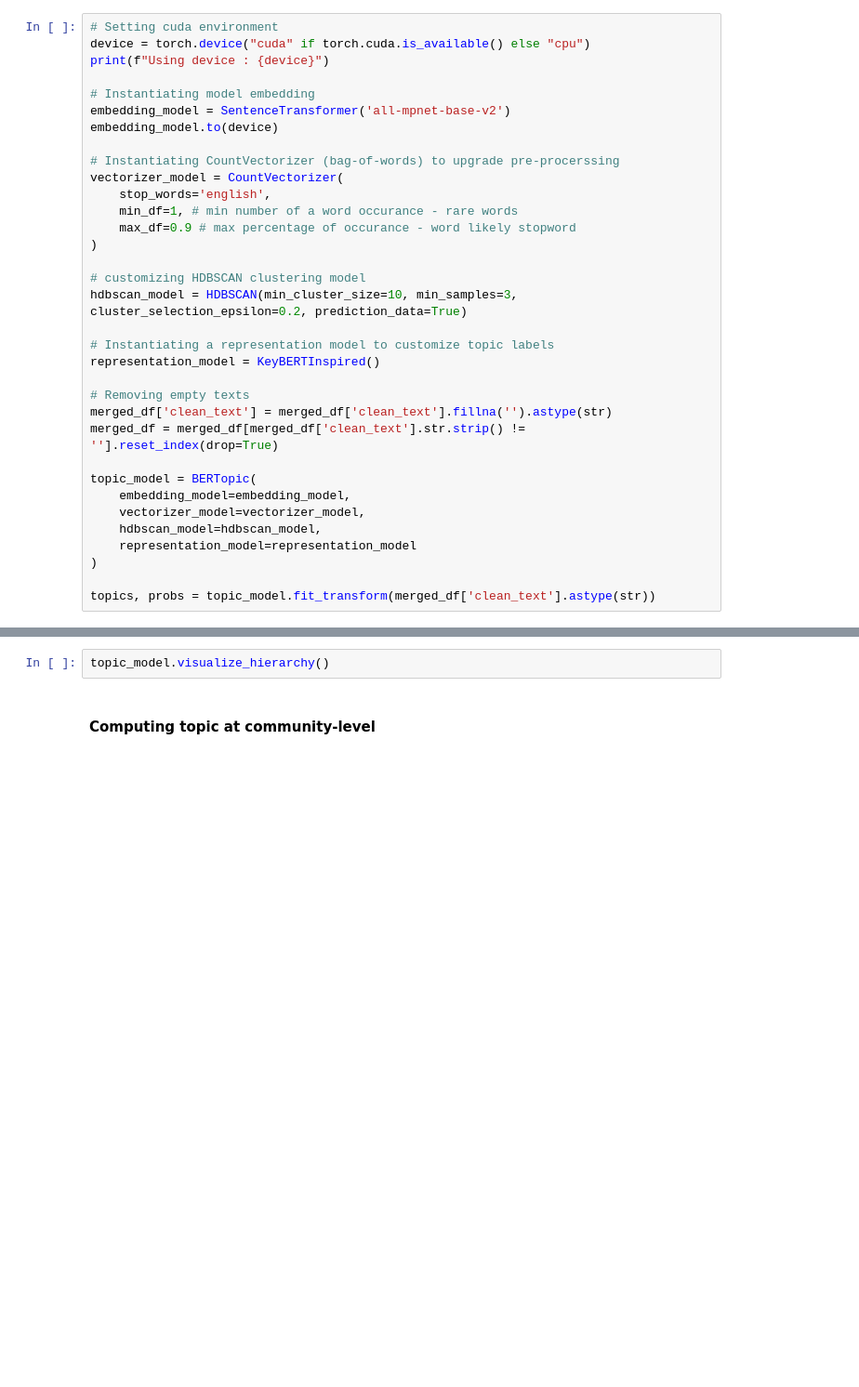
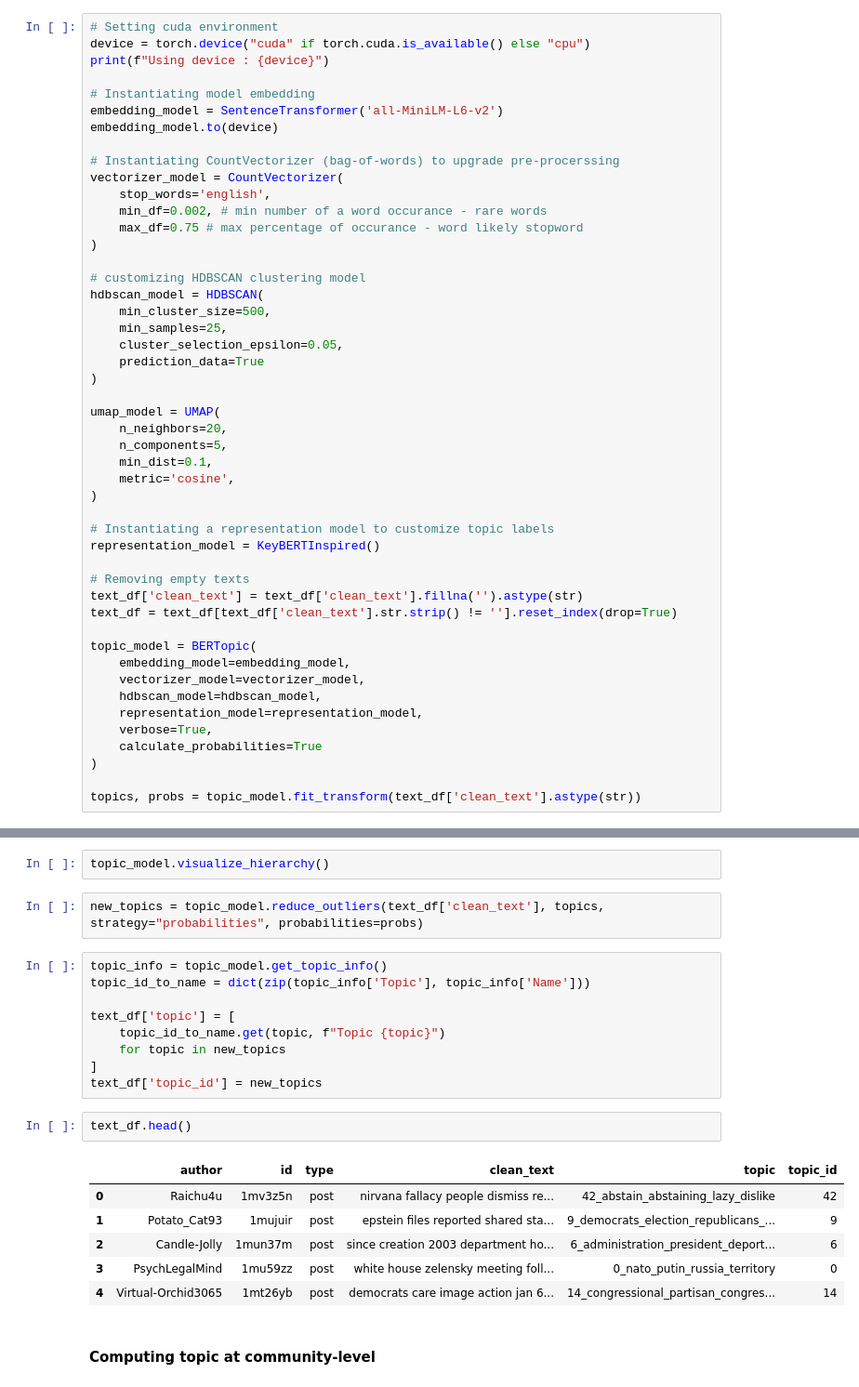
Before and after one commit to alfoCaiazza/Analysa, a Jupyter notebook: src/nlp/topic_modeling/global_community_topic.ipynb, the cells around one changed output, grey strips where cells are left out. Shown: that part at 93% size. Saved outputs shown, nothing was run; the diff lists cells and outputs as text; blank space fills up the shorter version.

Commit message:
Developed script for emotional analysis based on goemotion model and adjusting topic modeling BERTopic model parameters

```diff
--- a/src/nlp/topic_modeling/global_community_topic.ipynb
+++ b/src/nlp/topic_modeling/global_community_topic.ipynb
@@ -31,33 +30,47 @@ device = torch.device("cuda" if torch.cuda.is_available() else "cpu")
 print(f"Using device : {device}")
 
 # Instantiating model embedding
-embedding_model = SentenceTransformer('all-mpnet-base-v2')
+embedding_model = SentenceTransformer('all-MiniLM-L6-v2')
 embedding_model.to(device)
 
 # Instantiating CountVectorizer (bag-of-words) to upgrade pre-procerssing
 vectorizer_model = CountVectorizer(
     stop_words='english',
-    min_df=1, # min number of a word occurance - rare words
-    max_df=0.9 # max percentage of occurance - word likely stopword
+    min_df=0.002, # min number of a word occurance - rare words
+    max_df=0.75 # max percentage of occurance - word likely stopword
 )
 
 # customizing HDBSCAN clustering model
-hdbscan_model = HDBSCAN(min_cluster_size=10, min_samples=3, cluster_selection_epsilon=0.2, prediction_data=True)
+hdbscan_model = HDBSCAN(
+    min_cluster_size=500,
+    min_samples=25,
+    cluster_selection_epsilon=0.05,
+    prediction_data=True
+)
+
+umap_model = UMAP(
+    n_neighbors=20,
+    n_components=5,
+    min_dist=0.1,
+    metric='cosine',
+)
 
 # Instantiating a representation model to customize topic labels
 representation_model = KeyBERTInspired()
 
 # Removing empty texts
-merged_df['clean_text'] = merged_df['clean_text'].fillna('').astype(str)
-merged_df = merged_df[merged_df['clean_text'].str.strip() != ''].reset_index(drop=True)
+text_df['clean_text'] = text_df['clean_text'].fillna('').astype(str)
+text_df = text_df[text_df['clean_text'].str.strip() != ''].reset_index(drop=True)
 
 topic_model = BERTopic(
     embedding_model=embedding_model,
     vectorizer_model=vectorizer_model,
     hdbscan_model=hdbscan_model,
-    representation_model=representation_model
+    representation_model=representation_model,
+    verbose=True,
+    calculate_probabilities=True
 )
 
-topics, probs = topic_model.fit_transform(merged_df['clean_text'].astype(str))
+topics, probs = topic_model.fit_transform(text_df['clean_text'].astype(str))
 # %% [output]
 Using device : cuda
@@ -80,5 +89,25 @@ merged_df['embedding'] = embeddings.tolist()
 topic_model.visualize_barchart()
 # %%
 topic_model.visualize_hierarchy()
+# %%
+new_topics = topic_model.reduce_outliers(text_df['clean_text'], topics, strategy="probabilities", probabilities=probs)
+# %%
+topic_info = topic_model.get_topic_info()
+topic_id_to_name = dict(zip(topic_info['Topic'], topic_info['Name']))
+
+text_df['topic'] = [
+    topic_id_to_name.get(topic, f"Topic {topic}")
+    for topic in new_topics
+]
+text_df['topic_id'] = new_topics
+# %%
+text_df.head()
+# %% [output]
+|  | author | id | type | clean_text | topic | topic_id |
+| 0 | Raichu4u | 1mv3z5n | post | nirvana fallacy people dismiss re... | 42_abstain_abstaining_lazy_dislike | 42 |
+| 1 | Potato_Cat93 | 1mujuir | post | epstein files reported shared sta... | 9_democrats_election_republicans_... | 9 |
+| 2 | Candle-Jolly | 1mun37m | post | since creation 2003 department ho... | 6_administration_president_deport... | 6 |
+| 3 | PsychLegalMind | 1mu59zz | post | white house zelensky meeting foll... | 0_nato_putin_russia_territory | 0 |
+| 4 | Virtual-Orchid3065 | 1mt26yb | post | democrats care image action jan 6... | 14_congressional_partisan_congres... | 14 |
 # %% [markdown]
 #### Computing topic at community-level
```
Also changed, not shown: parts of 18 cells of this notebook, 10 other files.
